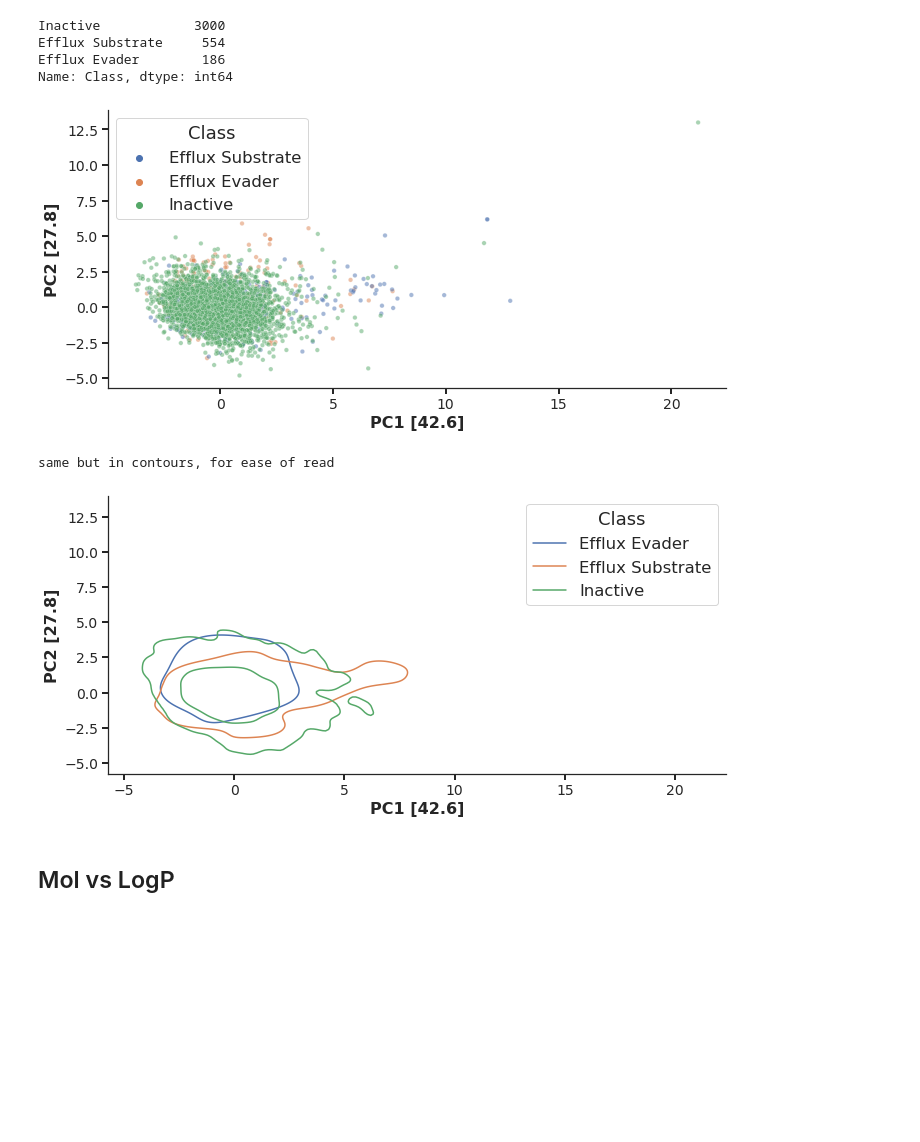
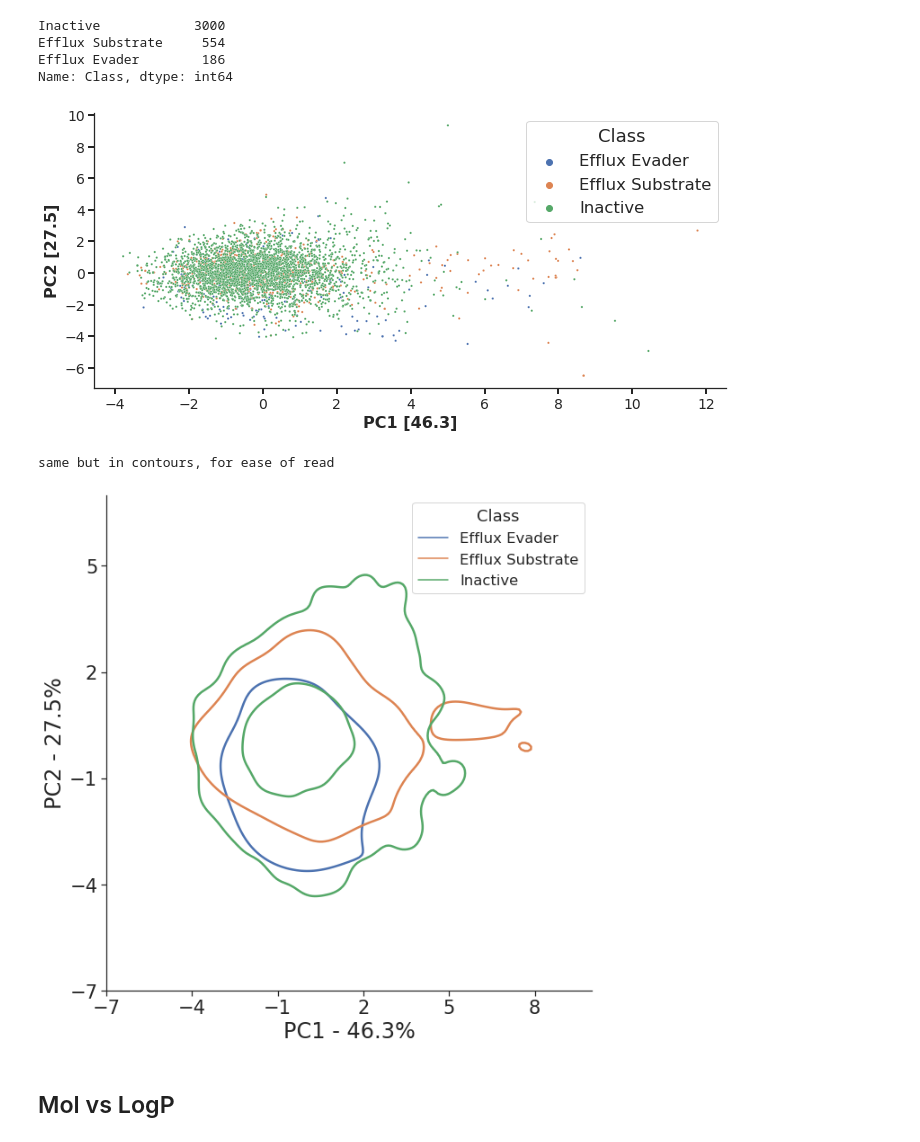
Before and after one commit to domgurvic/co_add_efflux, a Jupyter notebook: co_add/co_add_chaser.ipynb, the cells around one changed output. Saved outputs shown, nothing was run; the diff lists cells and outputs as text; code cells hidden in the pictures; blank space fills up the shorter version.

```diff
--- a/co_add/co_add_chaser.ipynb
+++ b/co_add/co_add_chaser.ipynb
@@ -1137,7 +1138,11 @@ Name: Class, dtype: int64
 
 table = rest_vs_evade_sub_features
 
-descriptors = table[['MolWt', 'LogP','NumHeteroatoms','RingCount','FractionCSP3', 'TPSA']].values #The non-redundant molecular descriptors chosen for PCA
+descriptors = table[['MolWt', 'LogP', 'TPSA', 'NumHAcceptors', 'NumHDonors', 'NumRotatableBonds']].values #The non-redundant molecular descriptors chosen for PCA
+
+# Molecular weight, hydrogen bond donors and acceptors, topological polar surface area, rotatable bounds
+# and heavy atom count are the major contributing factors to PC1, whereas LogP,
+# logD and the fraction of sp3 hybridized carbon atoms (Fsp3) are major contributors to PC2.
 
 # descriptors=table.iloc[:,2:]
 
@@ -1167,7 +1172,7 @@ fig, ax = plt.subplots(figsize=(10,5))
 
 sns.set_style("ticks")
 
-sns.scatterplot(x='PC1',y='PC2',data=descriptors_pca, alpha=0.5, hue='Class', s=20, hue_order=[ 'Efflux Substrate', 'Efflux Evader', 'Inactive'])#, palette=["C0", "C1", "C2", "k"])
+sns.scatterplot(x='PC1',y='PC2',data=descriptors_pca, alpha=1, hue='Class', s=5)#, palette=["C0", "C1", "C2", "k"])
 
 
 pca_lab= ('PC1 '+str([np.round(pca.explained_variance_ratio_[0]*100, 1)]), 'PC2 '+str([np.round(pca.explained_variance_ratio_[1]*100, 1)]))
@@ -1197,44 +1202,49 @@ cmap = sns.diverging_palette(133, 10, as_cmap=True)
 
 ############# kdeplot
 
 
 
-fig, ax = plt.subplots(figsize=(10,5))
+fig, ax = plt.subplots(figsize=(9,9))
 
 
-sns.set(font_scale=1.5)
+# sns.set(font_scale=1.5)
 
 sns.set_style("ticks")
 
 
-sns.kdeplot(x='PC1',y='PC2',data=descriptors_pca, hue='Class' , levels=3,)
+sns.kdeplot(x='PC1',y='PC2',data=descriptors_pca, hue='Class' , levels=3, linewidths=2.5)
 
 
-pca_lab= ('PC1 '+str([np.round(pca.explained_variance_ratio_[0]*100, 1)]), 'PC2 '+str([np.round(pca.explained_variance_ratio_[1]*100, 1)]))
+pca_lab= ('PC1 - '+str(np.round(pca.explained_variance_ratio_[0]*100, 1)) + '%', 'PC2 - '+str(np.round(pca.explained_variance_ratio_[1]*100, 1))  + '%')
 
 
-plt.xlabel(pca_lab[0],fontsize=16,fontweight='bold')
-plt.ylabel(pca_lab[1],fontsize=16,fontweight='bold')
 
-plt.tick_params ('both',width=2,labelsize=14)
+plt.xlabel(pca_lab[0],fontsize=24)
+plt.ylabel(pca_lab[1],fontsize=24)
+
+plt.tick_params('both',labelsize=21)
 
 ax.spines['top'].set_visible(False)
 ax.spines['right'].set_visible(False)
 
 handles, labels = ax.get_legend_handles_labels()
 
-#ax.legend(handles=handles[1:], labels=labels[1:])
+major_ticks = np.arange(-7, 10, 3)
 
-#plt.legend(loc='lower right',frameon=False,prop={'size': 22},ncol=1)
+ax.set_xticks(major_ticks)
+ax.set_yticks(major_ticks)
+
+plt.xlim([-7,10])
+plt.ylim([-7,7])
 
 plt.tight_layout()
 # plt.show()
 
 plt.savefig('figures/pca_all_contour.png', dpi=600)
 # %% [output]
-[figure, old version]
+[figure, new version]
 same but in contours, for ease of read
-[figure, old version]
+[figure, new version]
 # %% [markdown]
 ## Mol vs LogP
 # %%
```
Also changed, not shown: parts of 4 cells of this notebook, 1 other file.
